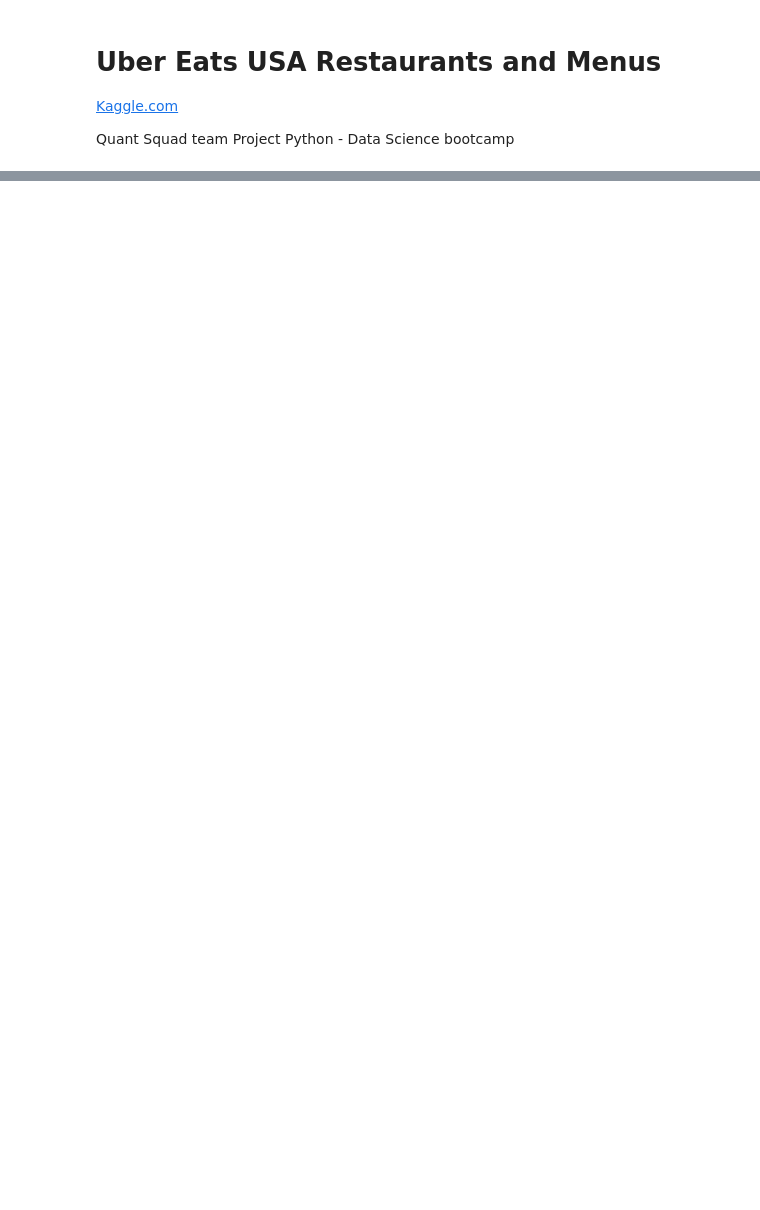
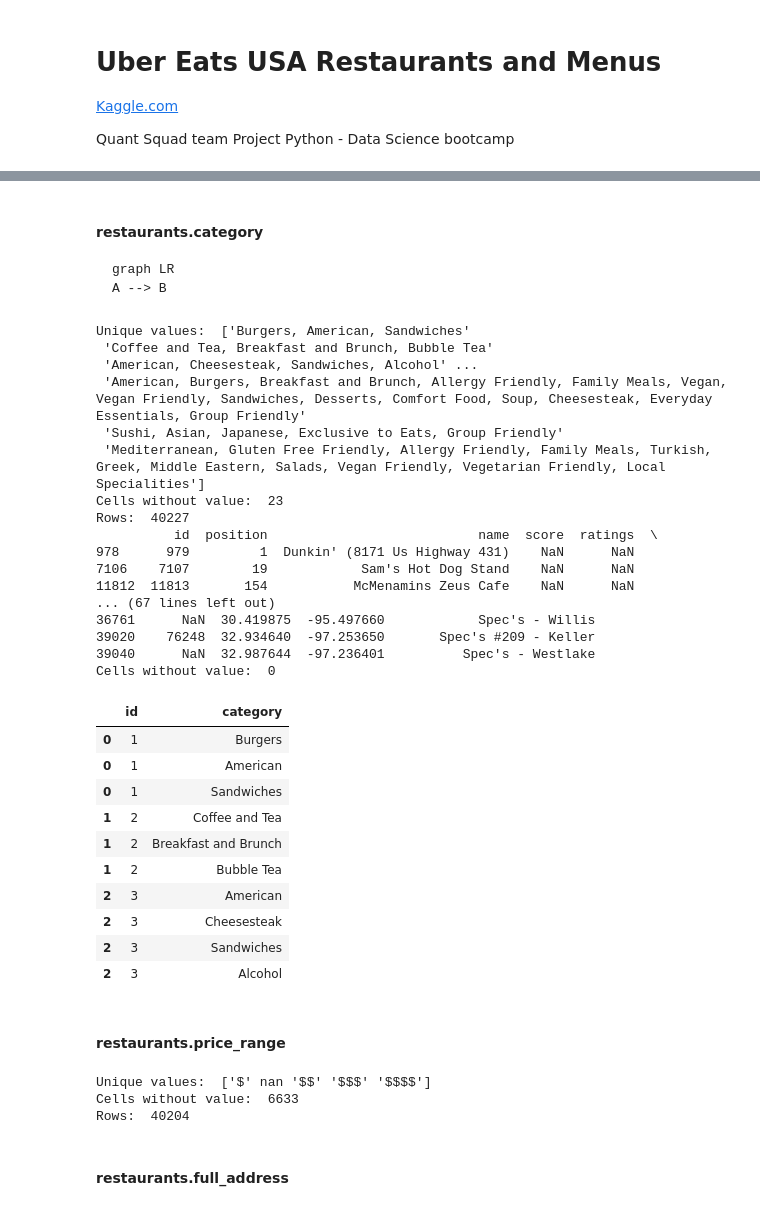
Before and after one commit to infoshareacademy/jdszr10-QuantSquad, a Jupyter notebook: projekt_python/Project Python.ipynb, the cells around one changed output, grey strips where cells are left out. Saved outputs shown, nothing was run; the diff lists cells and outputs as text; code cells hidden in the pictures; blank space fills up the shorter version.

````diff
--- a/projekt_python/Project Python.ipynb
+++ b/projekt_python/Project Python.ipynb
@@ -85,0 +135,12 @@ plt.show()
+# %%
+print("Unique values: ",df_restaurants['name'].unique())
+print("Lowest value: ",df_restaurants['name'].min())
+print("Highest value: ",df_restaurants['name'].max())
+print("Cells without value: ",df_restaurants['name'].isna().sum())
+print("Rows: ",df_restaurants['name'].shape[0])
+
+# remove street from name (if exists) and put into separete column 'onlyname')
+df_restaurants["onlyname"] = df_restaurants["name"].str.replace(r" \(.*\)","", regex=True).str.strip()
+
+# show sample after cleaning
+print(df_restaurants[['name', 'onlyname']].head(10))
@@ -85,0 +206,62 @@ plt.show()
+# %% [markdown]
+#### restaurants.category
+
+```mermaid
+graph LR
+A --> B
+```
+# %%
+print("Unique values: ",df_restaurants['category'].unique())
+print("Cells without value: ",df_restaurants['category'].isna().sum())
+print("Rows: ",df_restaurants['category'].shape[0])
+
+print(df_restaurants[df_restaurants['category'].isnull()])
+
+df_restaurants.dropna(subset=['category'], inplace=True)
+
+print("Cells without value: ",df_restaurants['category'].isna().sum())
+
+# unpivot 'category' column
+df_restaurants_categories = df_restaurants.assign(category=df_restaurants['category'].str.split(',')).explode('category')[['id','category']]
+df_restaurants_categories.head(10)
+# %% [output]
+Unique values:  ['Burgers, American, Sandwiches'
+ 'Coffee and Tea, Breakfast and Brunch, Bubble Tea'
+ 'American, Cheesesteak, Sandwiches, Alcohol' ...
+ 'American, Burgers, Breakfast and Brunch, Allergy Friendly, Family Meals, Vegan, Vegan Friendly, Sandwiches, Desserts, Comfort Food, Soup, Cheesesteak, Everyday Essentials, Group Friendly'
+ 'Sushi, Asian, Japanese, Exclusive to Eats, Group Friendly'
+ 'Mediterranean, Gluten Free Friendly, Allergy Friendly, Family Meals, Turkish, Greek, Middle Eastern, Salads, Vegan Friendly, Vegetarian Friendly, Local Specialities']
+Cells without value:  23
+Rows:  40227
+          id  position                           name  score  ratings  \
+978      979         1  Dunkin' (8171 Us Highway 431)    NaN      NaN
+7106    7107        19            Sam's Hot Dog Stand    NaN      NaN
+11812  11813       154           McMenamins Zeus Cafe    NaN      NaN
+... (67 lines left out)
+36761      NaN  30.419875  -95.497660            Spec's - Willis
+39020    76248  32.934640  -97.253650       Spec's #209 - Keller
+39040      NaN  32.987644  -97.236401          Spec's - Westlake
+Cells without value:  0
+|  | id | category |
+| 0 | 1 | Burgers |
+| 0 | 1 | American |
+| 0 | 1 | Sandwiches |
+| 1 | 2 | Coffee and Tea |
+| 1 | 2 | Breakfast and Brunch |
+| 1 | 2 | Bubble Tea |
+| 2 | 3 | American |
+| 2 | 3 | Cheesesteak |
+| 2 | 3 | Sandwiches |
+| 2 | 3 | Alcohol |
+# %% [markdown]
+#### restaurants.price_range
+# %%
+print("Unique values: ",df_restaurants['price_range'].unique())
+print("Cells without value: ",df_restaurants['price_range'].isna().sum())
+print("Rows: ",df_restaurants['price_range'].shape[0])
+# %% [output]
+Unique values:  ['$' nan '$$' '$$$' '$$$$']
+Cells without value:  6633
+Rows:  40204
+# %% [markdown]
+#### restaurants.full_address
````
Also changed, not shown: parts of 32 cells of this notebook.
